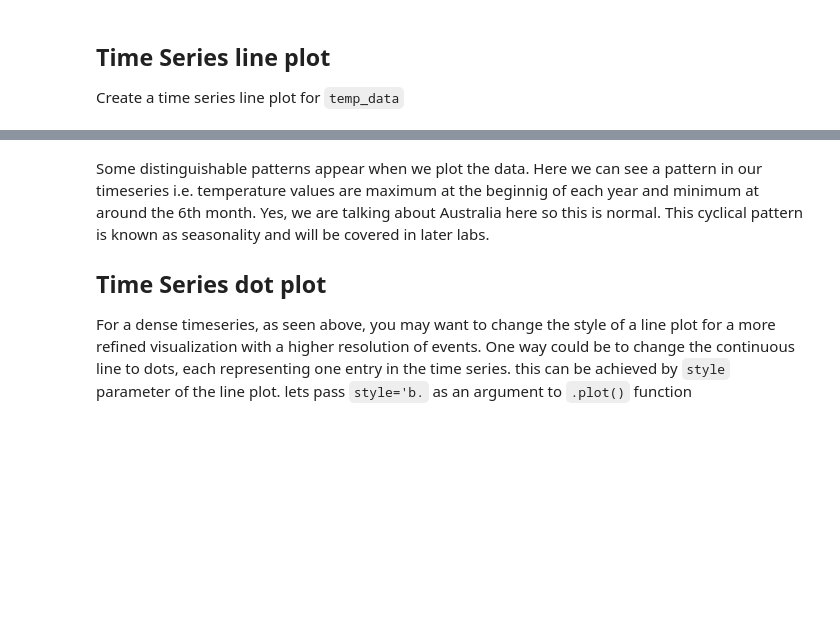
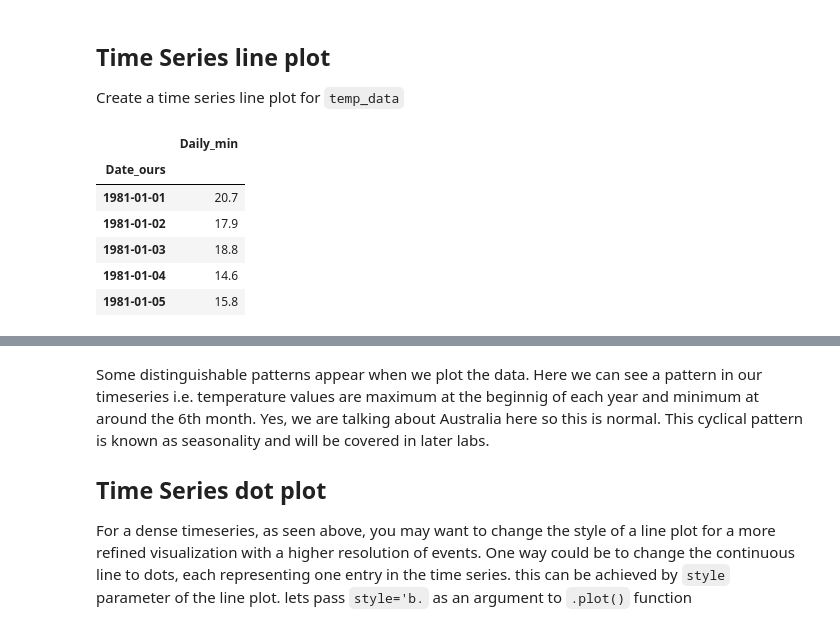
Before and after one commit to MangrobanGit/dsc-3-25-04-visualizing-time-series-data-lab-seattle-ds-career-040119, a Jupyter notebook: index.ipynb, the cells around one changed output, grey strips where cells are left out. Cells and saved outputs as stored; diff of their text form; code cells hidden in the pictures; blank space fills up the shorter version.

```diff
--- a/index.ipynb
+++ b/index.ipynb
@@ -125,0 +125,10 @@ Create a time series line plot for `temp_data`
+# %%
+min_temp.head()
+# %% [output]
+|  | Daily_min |
+| Date_ours |  |
+| 1981-01-01 | 20.7 |
+| 1981-01-02 | 17.9 |
+| 1981-01-03 | 18.8 |
+| 1981-01-04 | 14.6 |
+| 1981-01-05 | 15.8 |
```
Also changed, not shown: parts of 9 cells of this notebook.
